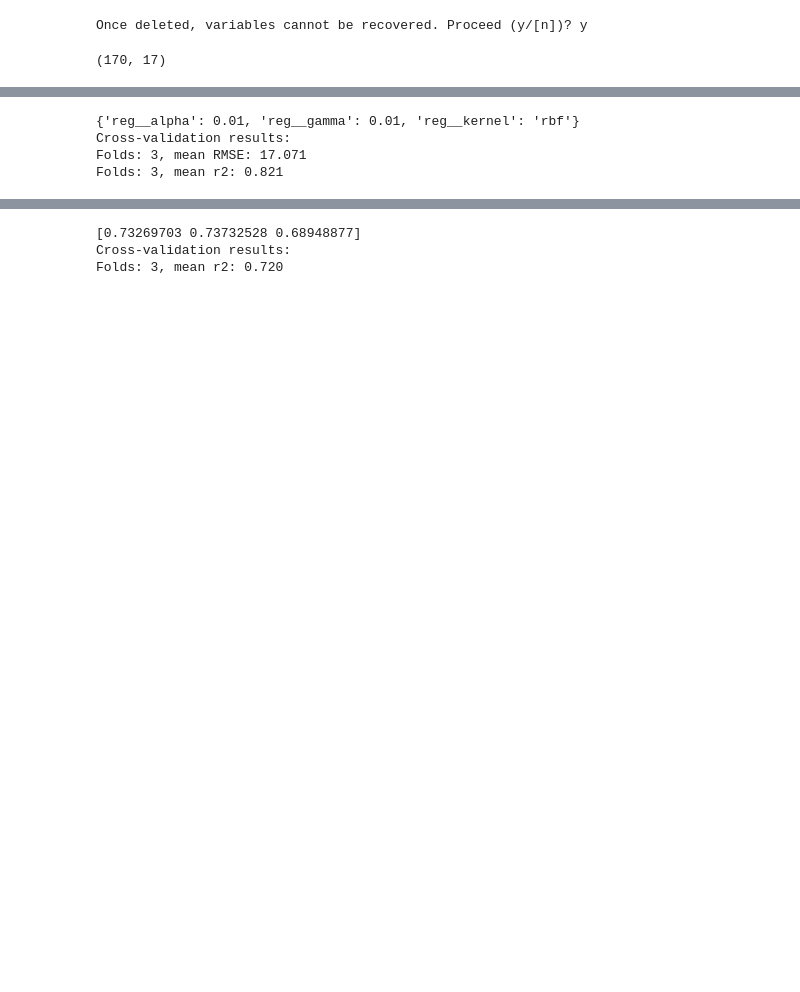
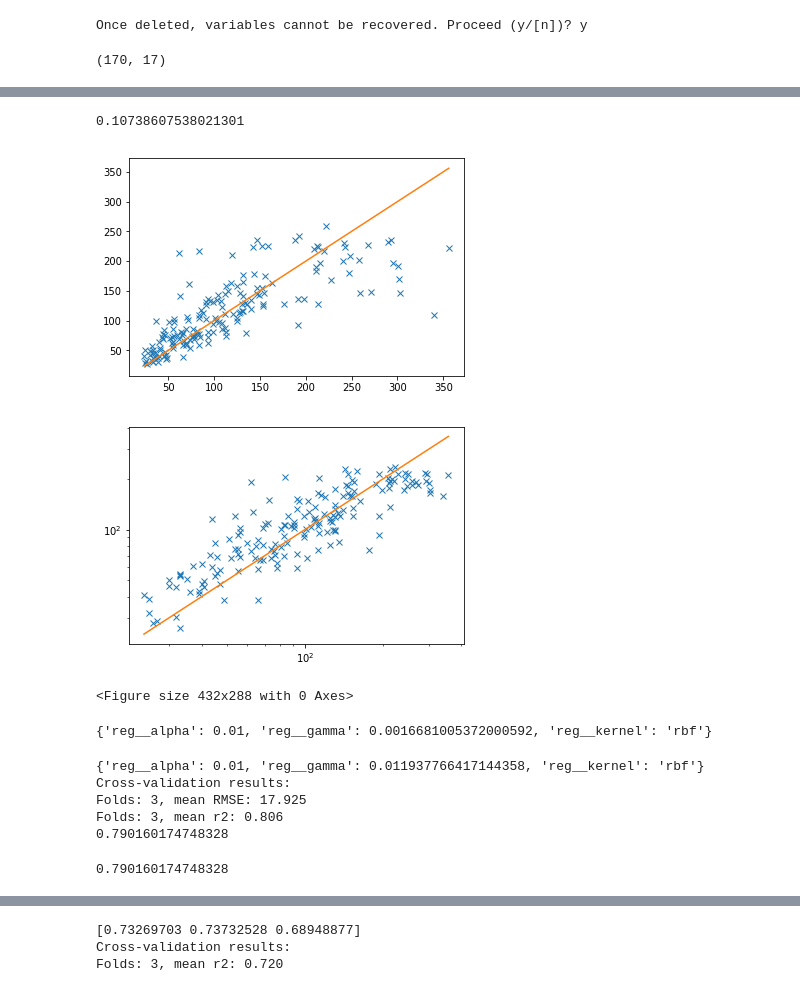
Before and after one commit to ahzeeshan/screening-ml, a Jupyter notebook: data-gen/model_features_trial2.ipynb, the cells around one changed output, grey strips where cells are left out. Cells and saved outputs as stored; diff of their text form; code cells hidden in the pictures; blank space fills up the shorter version.

```diff
--- a/data-gen/model_features_trial2.ipynb
+++ b/data-gen/model_features_trial2.ipynb
@@ -162,12 +156,12 @@ print('Folds: %i, mean r2: %.3f' % (len(r2scores), np.mean(r2scores)))
 # %%
+#One with GridSearch
+start_time = time.time()
 reg1.fit(X,y)
-#print(reg1.best_params_)
-#scores=cross_val_score(reg1, X=X, y=y, scoring='neg_mean_squared_error',cv=outer_cv)
-r2scores=cross_val_score(reg1, X=X, y=y, scoring='r2',cv=outer_cv)
-#rmse_scores = [np.sqrt(abs(s)) for s in scores]
-#print(rmse_scores)
+print(reg1.best_params_)
+r2scores=cross_val_score(reg1.best_estimator_, X=X, y=y, scoring='r2',cv=outer_cv)
 print(r2scores)
 print('Cross-validation results:')
-#print('Folds: %i, mean RMSE: %.3f' % (len(scores), np.mean(np.abs(rmse_scores))))
 print('Folds: %i, mean r2: %.3f' % (len(r2scores), np.mean(r2scores)))
+evaluate_avg(reg1.best_estimator_, X, data['ydata'][:,0], n = 10 , scoring='neg_mean_squared_log_error')
+print("Time elapsed:  %s seconds" % (time.time() - start_time))
 # %% [output]
@@ -174,0 +174,17 @@ KeyboardInterrupt:
+# %%
+#Without Grid Search
+r2avg = 0
+ntimes = 100
+for i in range(ntimes):
+    outer_cv = KFold(n_splits=3, shuffle=True)
+    #reg1.fit(X,y)
+    r2scores=cross_val_score(reg1, X=X, y=y, scoring='neg_mean_squared_log_error', cv=outer_cv)
+    #print(r2scores)
+    #print('Cross-validation results:')
+    print('Trial: %i, msle: %.3f' % (i, np.mean(r2scores)))
+    #if np.mean(r2scores)>0.694:
+    #    print('FOUND')
+    #    break
+    r2avg += np.mean(r2scores)
+r2avg = r2avg/ntimes
+print(r2avg)
@@ -238 +249,18 @@ pf_rf.xy_plot(x_col=y,
+# %%
+y = data['ydata'][:,0]
+plt.plot(y, cross_val_predict(reg1.best_estimator_, X, y, cv = outer_cv),'x')
+plt.plot(np.linspace(min(y), max(y), 100), np.linspace(min(y), max(y), 100))
+
+plt.figure()
+plt.loglog(y, cross_val_predict(reg1.best_estimator_, X, y, cv = outer_cv), 'x')
+plt.loglog(np.linspace(min(y), max(y), 100), np.linspace(min(y), max(y), 100))
+plt.figure()
+#plt.loglog(y, reg1.predict(X),'x')
+#plt.loglog(np.linspace(min(y), max(y), 100), np.linspace(min(y), max(y), 100))
+mean_squared_log_error(y, cross_val_predict(reg1.best_estimator_, X, y, cv = inner_cv))
+# %% [output]
+0.10738607538021301
+[figure, added]
+[figure, added]
+<Figure size 432x288 with 0 Axes>
 # %%
@@ -250,18 +277,26 @@ model = KernelRidge()
 scaler = preprocessing.StandardScaler()
 pipeline = Pipeline([('transformer', scaler), ('reg', model)])
 reg2 = GridSearchCV(estimator=pipeline, param_grid=params, cv=inner_cv,n_jobs=-1)
+# %%
+reg2.fit(X,y)
+print(reg2.best_params_)
+# %% [output]
+{'reg__alpha': 0.01, 'reg__gamma': 0.0016681005372000592, 'reg__kernel': 'rbf'}
 # %%
 reg2.fit(X,y)
 print(reg2.best_params_)
-scores=cross_val_score(reg2, X=X, y=y, scoring='neg_mean_squared_error',cv=outer_cv)
-r2scores=cross_val_score(reg2, X=X, y=y, scoring='r2',cv=outer_cv)
+scores=cross_val_score(reg2.best_estimator_, X=X, y=y, scoring='neg_mean_squared_error',cv=outer_cv)
+r2scores=cross_val_score(reg2.best_estimator_, X=X, y=y, scoring='r2',cv=outer_cv)
 rmse_scores = [np.sqrt(abs(s)) for s in scores]
 print('Cross-validation results:')
 print('Folds: %i, mean RMSE: %.3f' % (len(scores), np.mean(np.abs(rmse_scores))))
 print('Folds: %i, mean r2: %.3f' % (len(r2scores), np.mean(r2scores)))
+evaluate_avg(reg2.best_estimator_, X, data['ydata'][:,1], n = 10 , scoring='r2')
 # %% [output]
-{'reg__alpha': 0.01, 'reg__gamma': 0.01, 'reg__kernel': 'rbf'}
+{'reg__alpha': 0.01, 'reg__gamma': 0.011937766417144358, 'reg__kernel': 'rbf'}
 Cross-validation results:
-Folds: 3, mean RMSE: 17.071
-Folds: 3, mean r2: 0.821
+Folds: 3, mean RMSE: 17.925
+Folds: 3, mean r2: 0.806
+0.790160174748328
+0.790160174748328
 # %%
```
Also changed, not shown: parts of 45 cells of this notebook, 1 other file.
